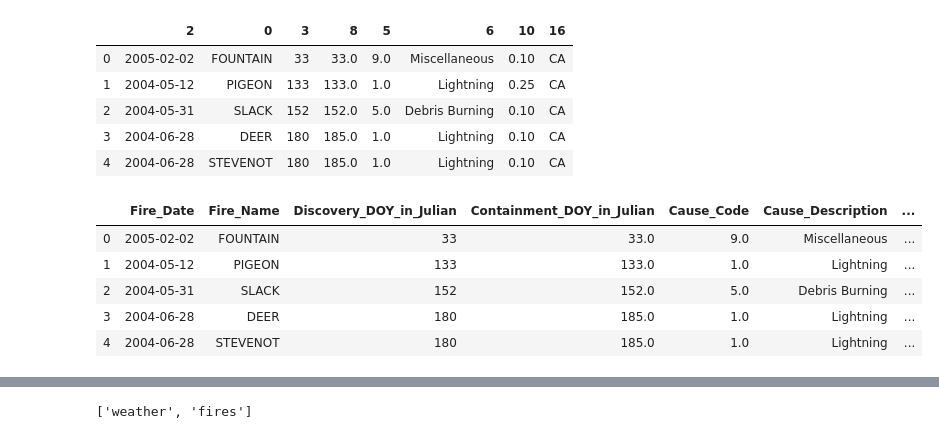
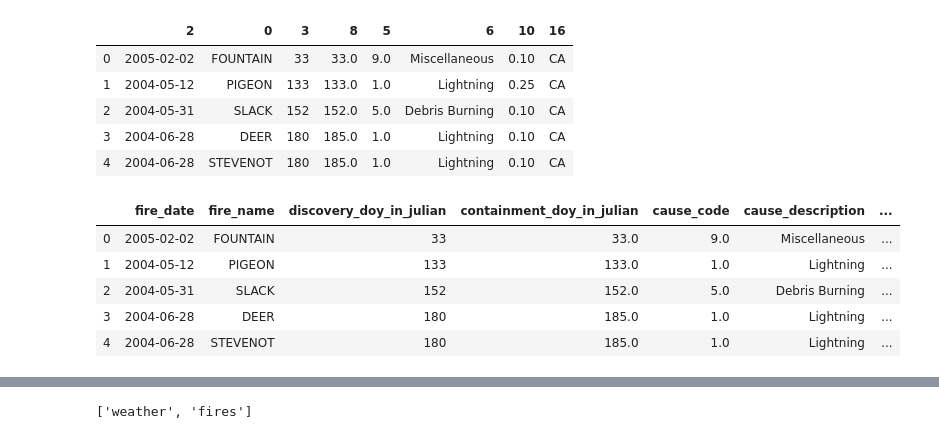
Before and after one commit to arjunng/ETL-Project, a Jupyter notebook: ETL_project_Final.ipynb, the cells around one changed output, grey strips where cells are left out. Drawn from its saved outputs; the diff is of its cells as text; code cells hidden in the pictures.

```diff
--- a/ETL_project_Final.ipynb
+++ b/ETL_project_Final.ipynb
@@ -51,17 +51,17 @@ new_df_fire.head()
 # %%
 # rename columns
 new_df_fire = new_df_fire.rename(
-    columns={2: "Fire_Date",
-             0: "Fire_Name",
-             3: "Discovery_DOY_in_Julian",
-             8: "Containment_DOY_in_Julian",
-             5: "Cause_Code",
-             6: "Cause_Description",
-             10: "Fire_Size_in_Acres",
-             16: "State"})
+    columns={2: "fire_date",
+             0: "fire_name",
+             3: "discovery_doy_in_julian",
+             8: "containment_doy_in_julian",
+             5: "cause_code",
+             6: "cause_description",
+             10: "fire_size_in_acres",
+             16: "state"})
 new_df_fire.head()
 # %% [output]
-|  | Fire_Date | Fire_Name | Discovery_DOY_in_Julian | Containment_DOY_in_Julian | Cause_Code | Cause_Description | ... |
+|  | fire_date | fire_name | discovery_doy_in_julian | containment_doy_in_julian | cause_code | cause_description | ... |
 | 0 | 2005-02-02 | FOUNTAIN | 33 | 33.0 | 9.0 | Miscellaneous | ... |
 | 1 | 2004-05-12 | PIGEON | 133 | 133.0 | 1.0 | Lightning | ... |
 | 2 | 2004-05-31 | SLACK | 152 | 152.0 | 5.0 | Debris Burning | ... |
```
Also changed, not shown: parts of 12 cells of this notebook, 1 other file.
